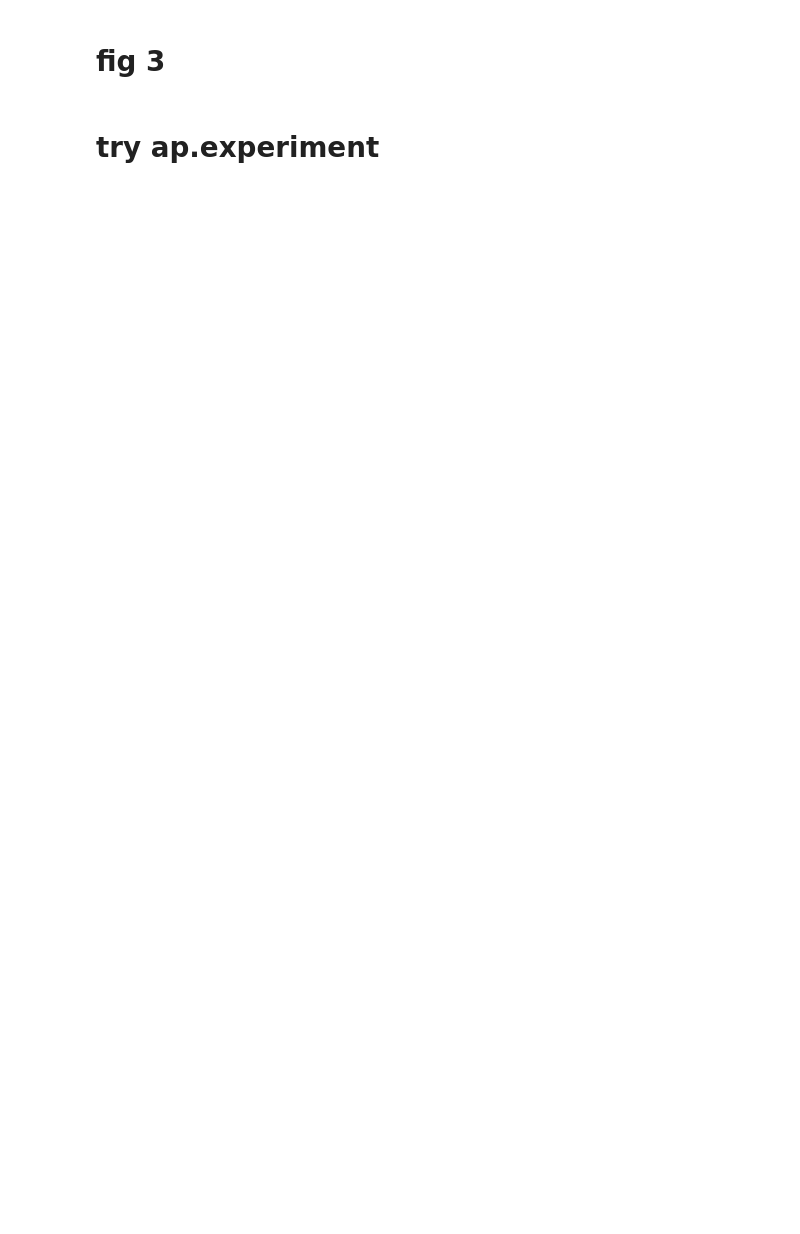
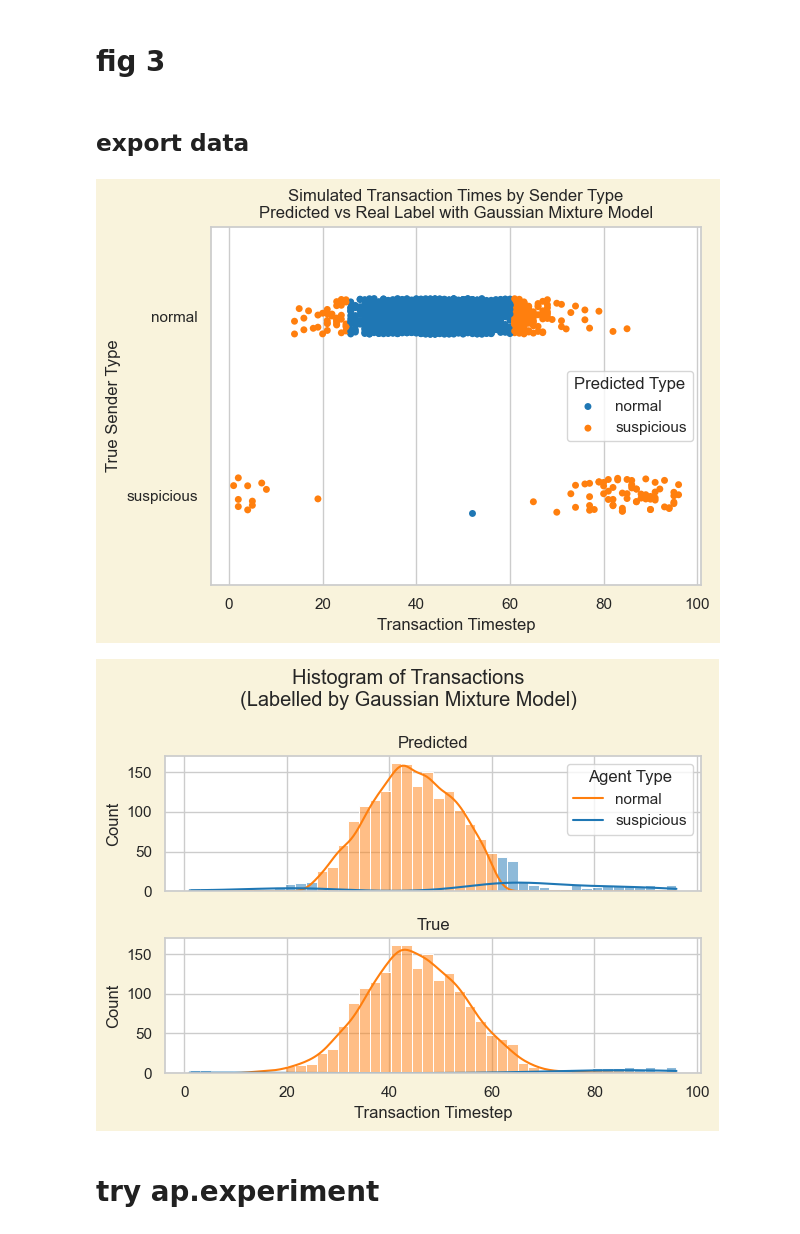
Before and after one commit to nouyang/fake-banking-data, a Jupyter notebook: 0-orchestrate_experiments.ipynb, the cells around one changed output. Drawn from its saved outputs; the diff is of its cells as text; code cells hidden in the pictures; blank space fills up the shorter version.

Commit message:
created outlier graphs

```diff
--- a/0-orchestrate_experiments.ipynb
+++ b/0-orchestrate_experiments.ipynb
@@ -126,3 +68,16 @@ Simulation finished
+# %% [markdown]
+## export data
+# %%
+# outlier classifier: decision tree
+importlib.reload(abm)
+#abm.BankExpsCollection.gen_data_for_outlier_classif()
+#abm.OutlierDetection.create_1d_X_from_files()
+fig1, fig2 = abm.OutlierDetection.gen_gaussian_mixture_figs()
+display(fig1)
+display(fig2)
+# %% [output]
+[figure, added]
+[figure, added]
 # %% [markdown]
 # try ap.experiment
 # %%
```
Also changed, not shown: parts of 13 cells of this notebook, 15 other files.
